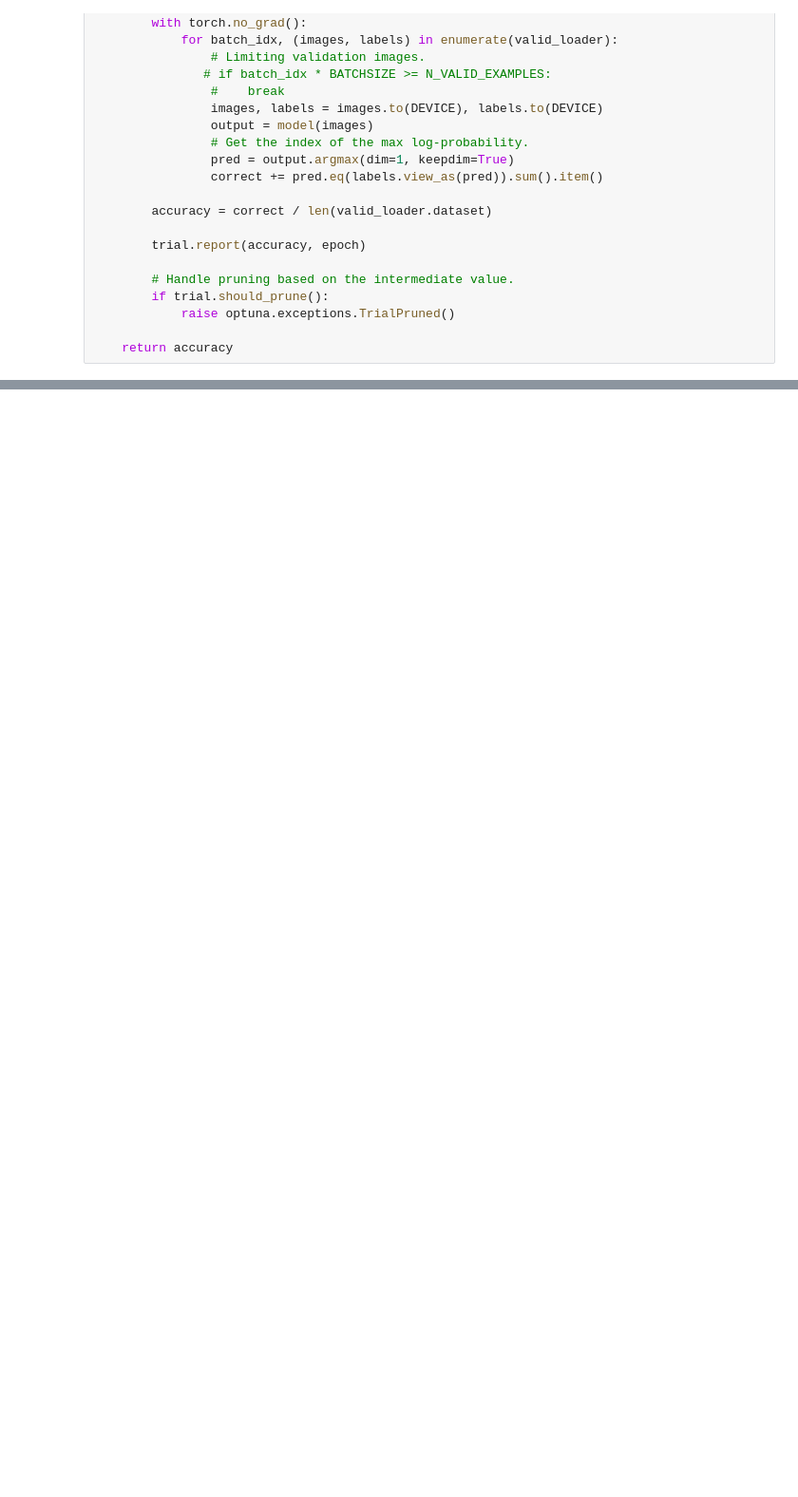
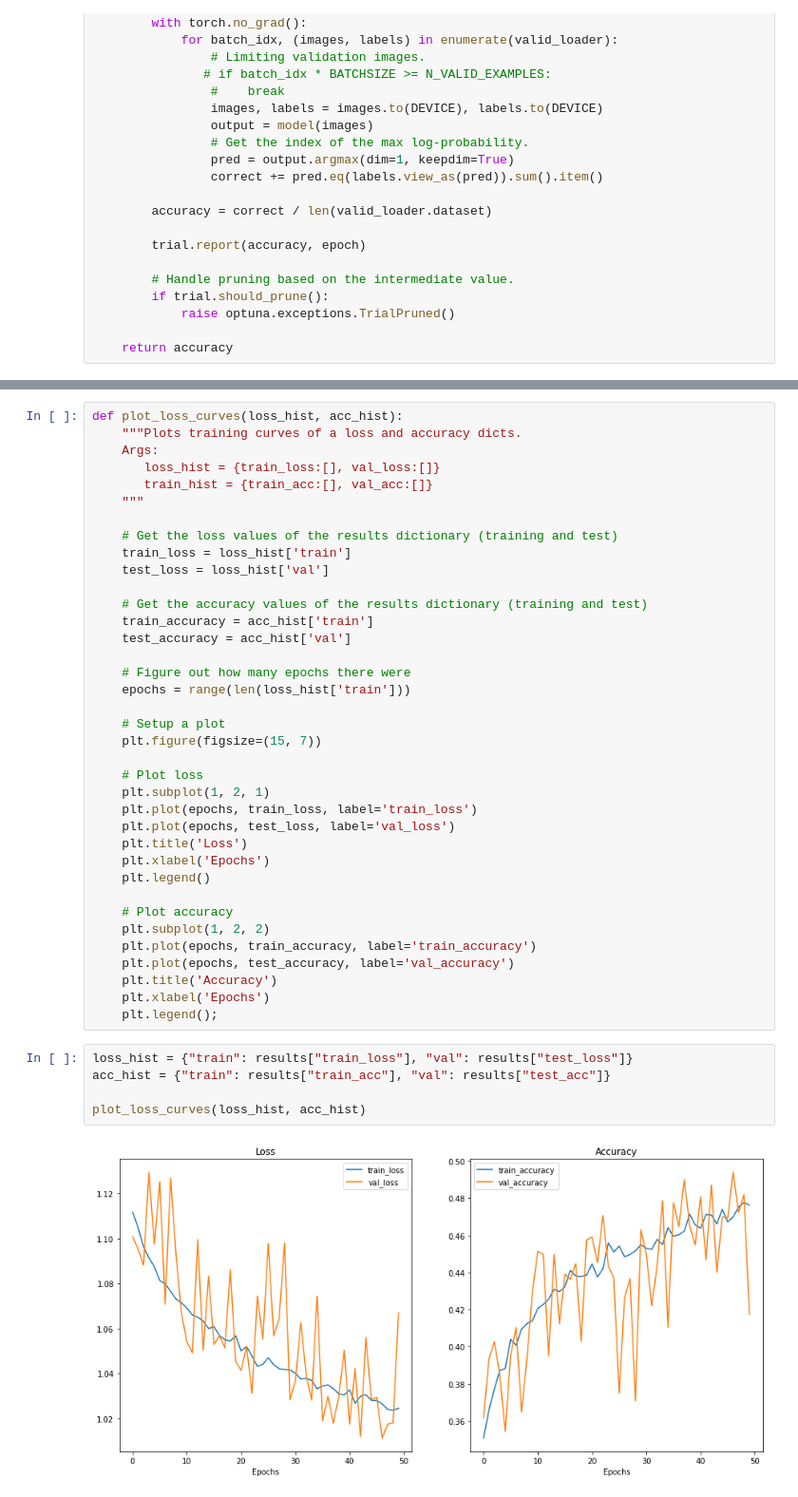
Before and after one commit to ncorriveau/ood_computervision, a Jupyter notebook: Vision_Transformer.ipynb, the cells around one changed output, grey strips where cells are left out. Shown at 95% size. Cells and saved outputs as stored; diff of their text form; blank space fills up the shorter version.

Commit message:
trained optimized model for 50 epochs

```diff
--- a/Vision_Transformer.ipynb
+++ b/Vision_Transformer.ipynb
@@ -461,0 +531,44 @@ Best hyperparameters: {'optimizer': 'SGD', 'lr': 0.005304197434006815}
+# %%
+def plot_loss_curves(loss_hist, acc_hist):
+    """Plots training curves of a loss and accuracy dicts.
+    Args:
+       loss_hist = {train_loss:[], val_loss:[]}
+       train_hist = {train_acc:[], val_acc:[]}
+    """
+
+    # Get the loss values of the results dictionary (training and test)
+    train_loss = loss_hist['train']
+    test_loss = loss_hist['val']
+
+    # Get the accuracy values of the results dictionary (training and test)
+    train_accuracy = acc_hist['train']
+    test_accuracy = acc_hist['val']
+
+    # Figure out how many epochs there were
+    epochs = range(len(loss_hist['train']))
+
+    # Setup a plot
+    plt.figure(figsize=(15, 7))
+
+    # Plot loss
+    plt.subplot(1, 2, 1)
+    plt.plot(epochs, train_loss, label='train_loss')
+    plt.plot(epochs, test_loss, label='val_loss')
+    plt.title('Loss')
+    plt.xlabel('Epochs')
+    plt.legend()
+
+    # Plot accuracy
+    plt.subplot(1, 2, 2)
+    plt.plot(epochs, train_accuracy, label='train_accuracy')
+    plt.plot(epochs, test_accuracy, label='val_accuracy')
+    plt.title('Accuracy')
+    plt.xlabel('Epochs')
+    plt.legend();
+# %%
+loss_hist = {"train": results["train_loss"], "val": results["test_loss"]}
+acc_hist = {"train": results["train_acc"], "val": results["test_acc"]}
+
+plot_loss_curves(loss_hist, acc_hist)
+# %% [output]
+[figure, added]
```
Also changed, not shown: parts of 3 cells of this notebook.
